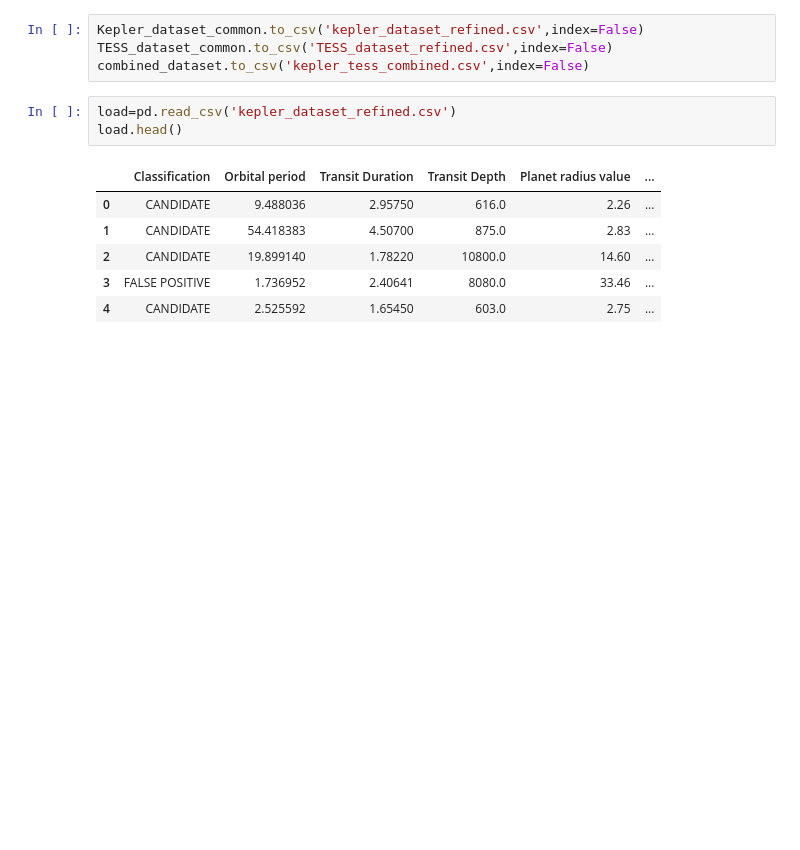
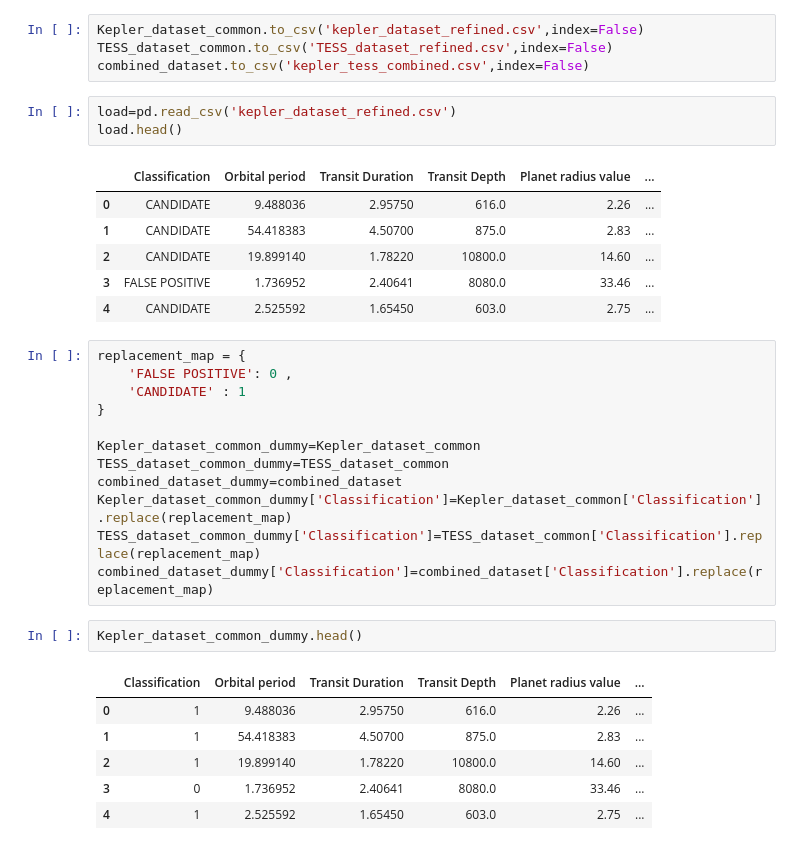
Before and after one commit to purvanshu-garg/Grasping-NASA-Hackathon-, a Jupyter notebook: Model_Building-Backend/data_prep.ipynb, the cells around one changed output. Cells and saved outputs as stored; diff of their text form; blank space fills up the shorter version.

Commit message:
added dummy 1,0

```diff
--- a/Model_Building-Backend/data_prep.ipynb
+++ b/Model_Building-Backend/data_prep.ipynb
@@ -273,3 +273,24 @@ load.head()
 | 2 | CANDIDATE | 19.899140 | 1.78220 | 10800.0 | 14.60 | ... |
 | 3 | FALSE POSITIVE | 1.736952 | 2.40641 | 8080.0 | 33.46 | ... |
 | 4 | CANDIDATE | 2.525592 | 1.65450 | 603.0 | 2.75 | ... |
+# %%
+replacement_map = {
+    'FALSE POSITIVE': 0 ,
+    'CANDIDATE' : 1
+}
+
+Kepler_dataset_common_dummy=Kepler_dataset_common
+TESS_dataset_common_dummy=TESS_dataset_common
+combined_dataset_dummy=combined_dataset
+Kepler_dataset_common_dummy['Classification']=Kepler_dataset_common['Classification'].replace(replacement_map)
+TESS_dataset_common_dummy['Classification']=TESS_dataset_common['Classification'].replace(replacement_map)
+combined_dataset_dummy['Classification']=combined_dataset['Classification'].replace(replacement_map)
+# %%
+Kepler_dataset_common_dummy.head()
+# %% [output]
+|  | Classification | Orbital period | Transit Duration | Transit Depth | Planet radius value | ... |
+| 0 | 1 | 9.488036 | 2.95750 | 616.0 | 2.26 | ... |
+| 1 | 1 | 54.418383 | 4.50700 | 875.0 | 2.83 | ... |
+| 2 | 1 | 19.899140 | 1.78220 | 10800.0 | 14.60 | ... |
+| 3 | 0 | 1.736952 | 2.40641 | 8080.0 | 33.46 | ... |
+| 4 | 1 | 2.525592 | 1.65450 | 603.0 | 2.75 | ... |
```
Also changed, not shown: parts of 3 cells of this notebook, 3 other files.
